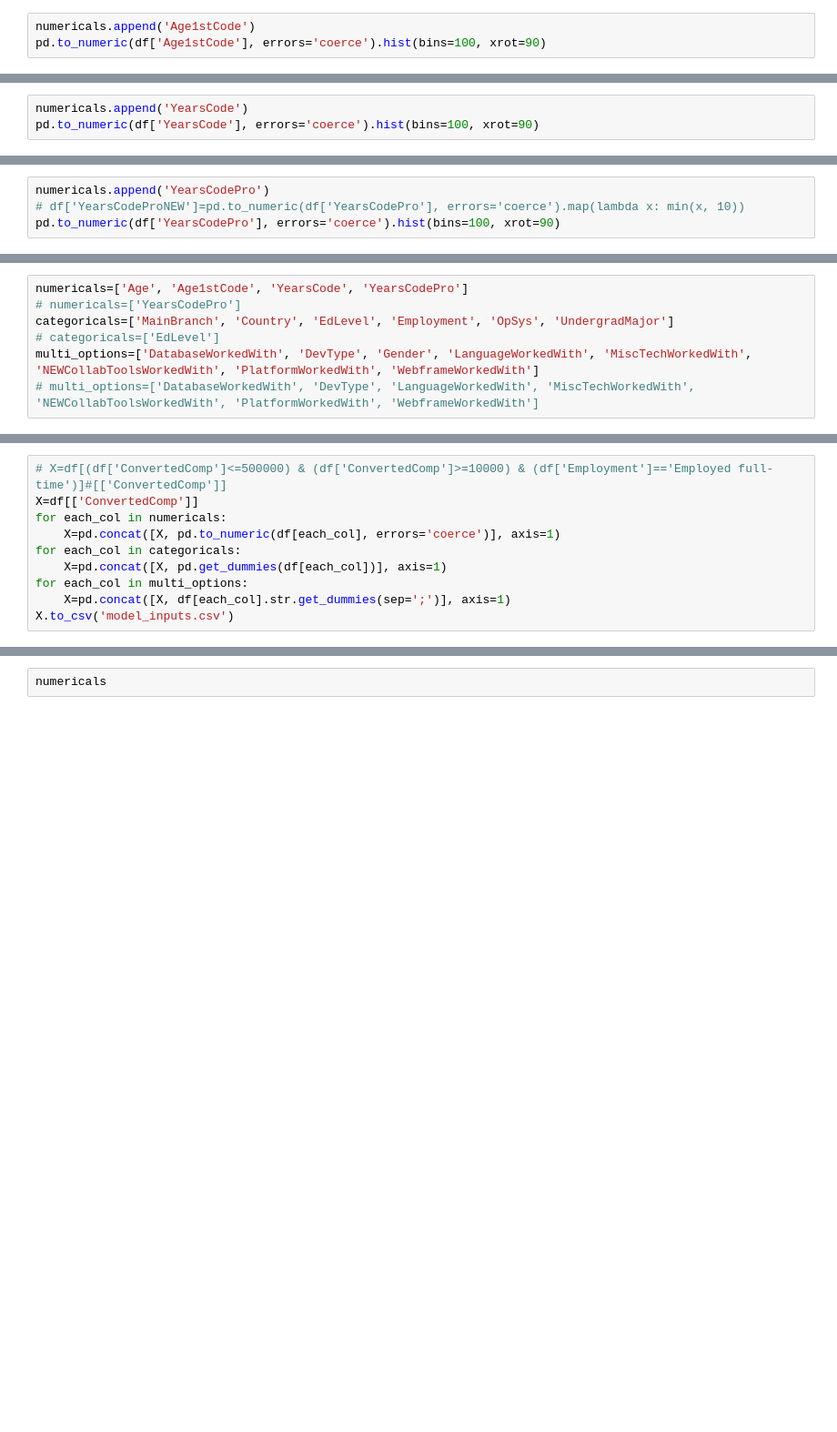
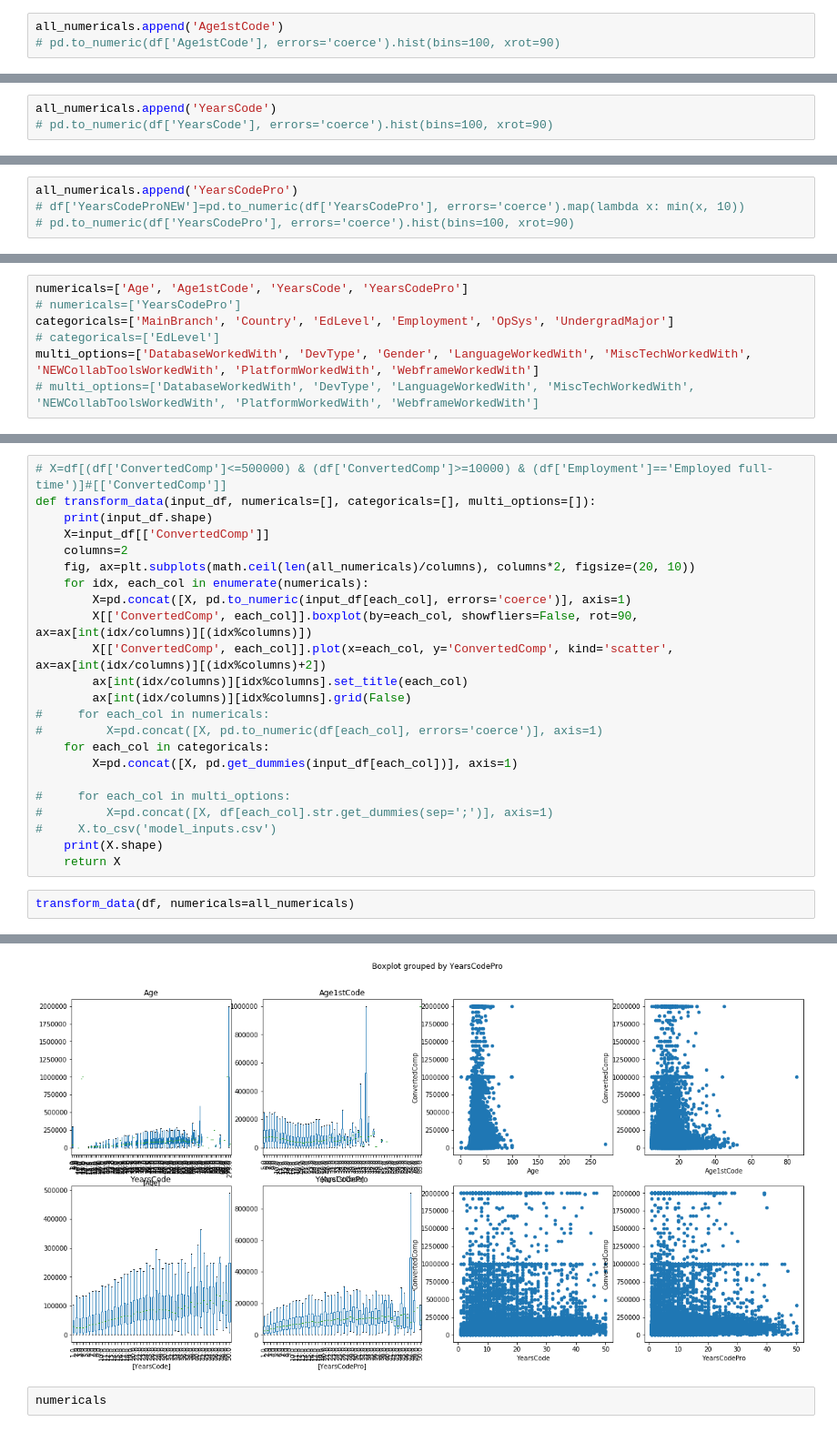
Before and after one commit to kevinclee26/salary_prediction, a Jupyter notebook: model/model_training.ipynb, the cells around one changed output, grey strips where cells are left out. Shown at 91% size. Saved outputs shown, nothing was run; the diff lists cells and outputs as text; blank space fills up the shorter version.

Commit message:
updated model

```diff
--- a/model/model_training.ipynb
+++ b/model/model_training.ipynb
@@ -60,3 +55,3 @@ pd.to_numeric(df['Age'], errors='coerce').hist(bins=100, xrot=90)
 # %%
-numericals.append('Age1stCode')
-pd.to_numeric(df['Age1stCode'], errors='coerce').hist(bins=100, xrot=90)
+all_numericals.append('Age1stCode')
+# pd.to_numeric(df['Age1stCode'], errors='coerce').hist(bins=100, xrot=90)
@@ -157,3 +101,3 @@ df['WebframeWorkedWith'].str.get_dummies(sep=';').sum().plot(kind='bar', rot=90)
 # %%
-numericals.append('YearsCode')
-pd.to_numeric(df['YearsCode'], errors='coerce').hist(bins=100, xrot=90)
+all_numericals.append('YearsCode')
+# pd.to_numeric(df['YearsCode'], errors='coerce').hist(bins=100, xrot=90)
@@ -163,4 +104,4 @@ pd.to_numeric(df['YearsCode'], errors='coerce').hist(bins=100, xrot=90)
 # %%
-numericals.append('YearsCodePro')
+all_numericals.append('YearsCodePro')
 # df['YearsCodeProNEW']=pd.to_numeric(df['YearsCodePro'], errors='coerce').map(lambda x: min(x, 10))
-pd.to_numeric(df['YearsCodePro'], errors='coerce').hist(bins=100, xrot=90)
+# pd.to_numeric(df['YearsCodePro'], errors='coerce').hist(bins=100, xrot=90)
@@ -188,10 +119,26 @@ multi_options=['DatabaseWorkedWith', 'DevType', 'Gender', 'LanguageWorkedWith',
 # %%
 # X=df[(df['ConvertedComp']<=500000) & (df['ConvertedComp']>=10000) & (df['Employment']=='Employed full-time')]#[['ConvertedComp']]
-X=df[['ConvertedComp']]
-for each_col in numericals:
-    X=pd.concat([X, pd.to_numeric(df[each_col], errors='coerce')], axis=1)
-for each_col in categoricals:
-    X=pd.concat([X, pd.get_dummies(df[each_col])], axis=1)
-for each_col in multi_options:
-    X=pd.concat([X, df[each_col].str.get_dummies(sep=';')], axis=1)
-X.to_csv('model_inputs.csv')
+def transform_data(input_df, numericals=[], categoricals=[], multi_options=[]):
+    print(input_df.shape)
+    X=input_df[['ConvertedComp']]
+    columns=2
+    fig, ax=plt.subplots(math.ceil(len(all_numericals)/columns), columns*2, figsize=(20, 10))
+    for idx, each_col in enumerate(numericals):
+        X=pd.concat([X, pd.to_numeric(input_df[each_col], errors='coerce')], axis=1)
+        X[['ConvertedComp', each_col]].boxplot(by=each_col, showfliers=False, rot=90, ax=ax[int(idx/columns)][(idx%columns)])
+        X[['ConvertedComp', each_col]].plot(x=each_col, y='ConvertedComp', kind='scatter', ax=ax[int(idx/columns)][(idx%columns)+2])
+        ax[int(idx/columns)][idx%columns].set_title(each_col)
+        ax[int(idx/columns)][idx%columns].grid(False)
+#     for each_col in numericals:
+#         X=pd.concat([X, pd.to_numeric(df[each_col], errors='coerce')], axis=1)
+    for each_col in categoricals:
+        X=pd.concat([X, pd.get_dummies(input_df[each_col])], axis=1)
+
+#     for each_col in multi_options:
+#         X=pd.concat([X, df[each_col].str.get_dummies(sep=';')], axis=1)
+#     X.to_csv('model_inputs.csv')
+    print(X.shape)
+    return X
+# %%
+transform_data(df, numericals=all_numericals)
+# %% [output]
@@ -198,3 +160,4 @@ X.to_csv('model_inputs.csv')
+[figure, added]
 # %%
 numericals
 # %% [output]
```
Also changed, not shown: parts of 26 cells of this notebook.
